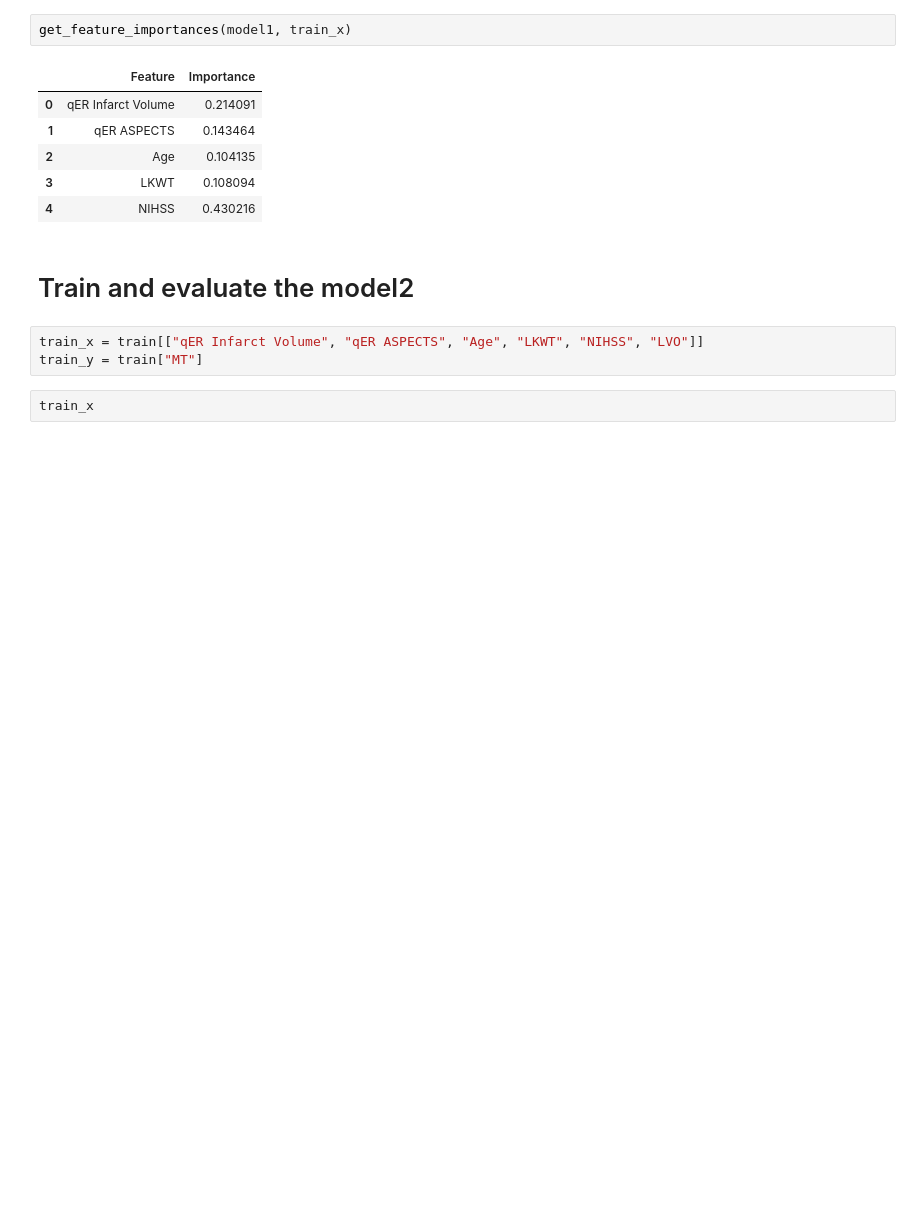
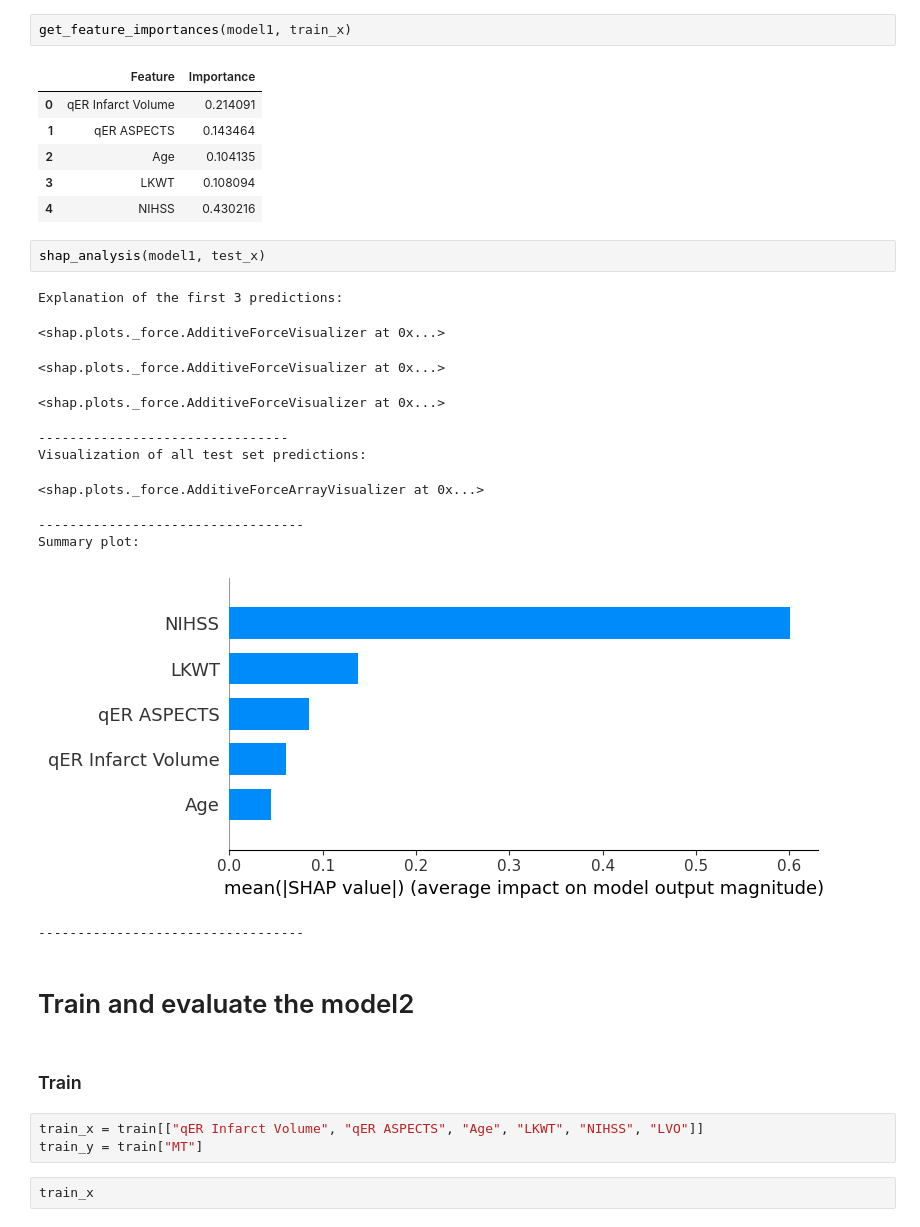
Before and after one commit to arjunagarwal899/multimodal-machine-learning-models-for-predicting-mechanical-thrombectomy-eligibility, a Jupyter notebook: nbs/train_model.ipynb, the cells around one changed output. Drawn from its saved outputs; the diff is of its cells as text; blank space fills up the shorter version.

Commit message:
added shap analysis

```diff
--- a/nbs/train_model.ipynb
+++ b/nbs/train_model.ipynb
@@ -103,8 +109,24 @@ get_feature_importances(model1, train_x)
 | 2 | Age | 0.104135 |
 | 3 | LKWT | 0.108094 |
 | 4 | NIHSS | 0.430216 |
+# %%
+shap_analysis(model1, test_x)
+# %% [output]
+Explanation of the first 3 predictions:
+<shap.plots._force.AdditiveForceVisualizer at 0x...>
+<shap.plots._force.AdditiveForceVisualizer at 0x...>
+<shap.plots._force.AdditiveForceVisualizer at 0x...>
+--------------------------------
+Visualization of all test set predictions:
+<shap.plots._force.AdditiveForceArrayVisualizer at 0x...>
+----------------------------------
+Summary plot:
+[figure, added]
+----------------------------------
 # %% [markdown]
 # Train and evaluate the model2
+# %% [markdown]
+### Train
 # %%
 train_x = train[["qER Infarct Volume", "qER ASPECTS", "Age", "LKWT", "NIHSS", "LVO"]]
 train_y = train["MT"]
```
Also changed, not shown: parts of 5 cells of this notebook, 2 other files.
